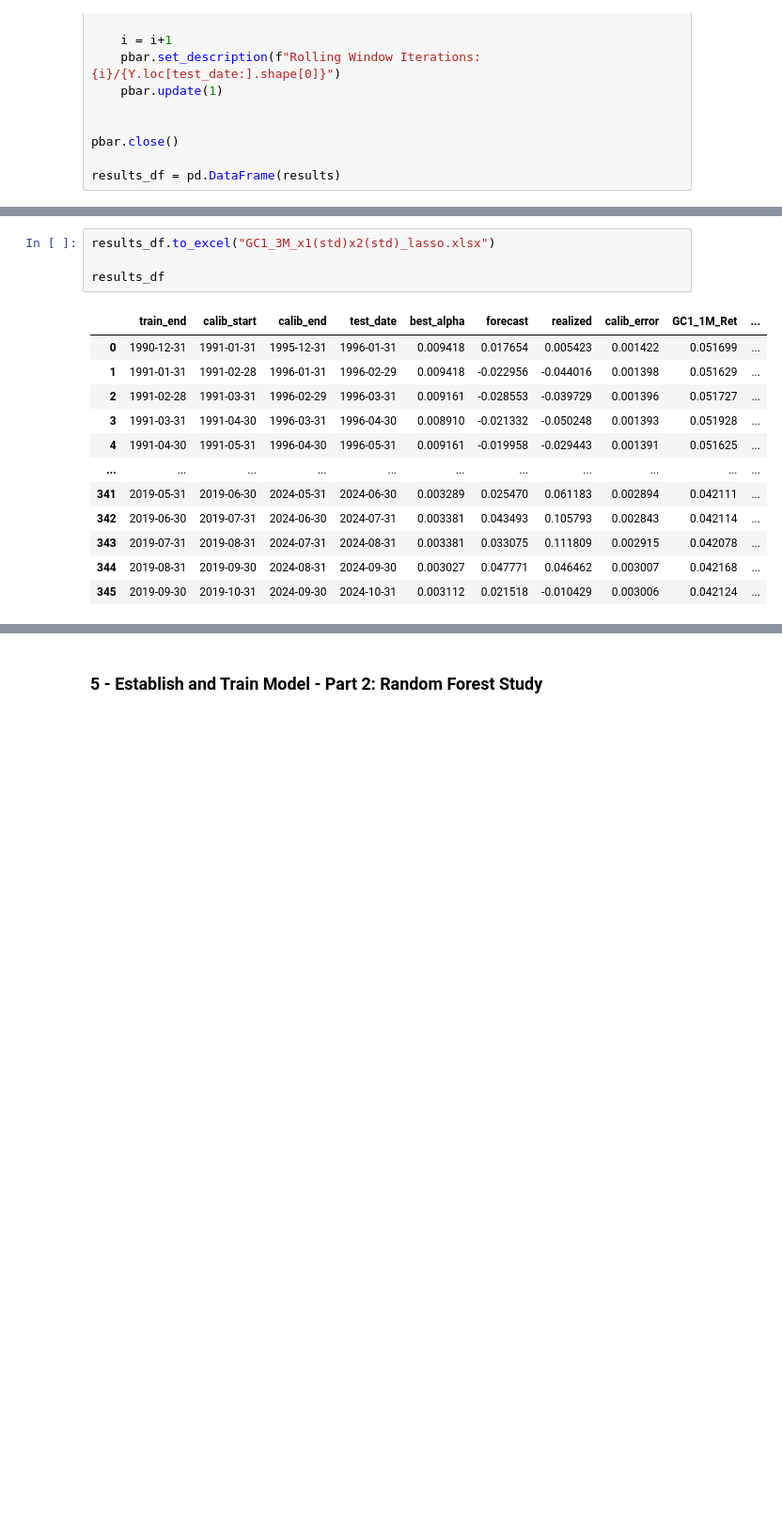
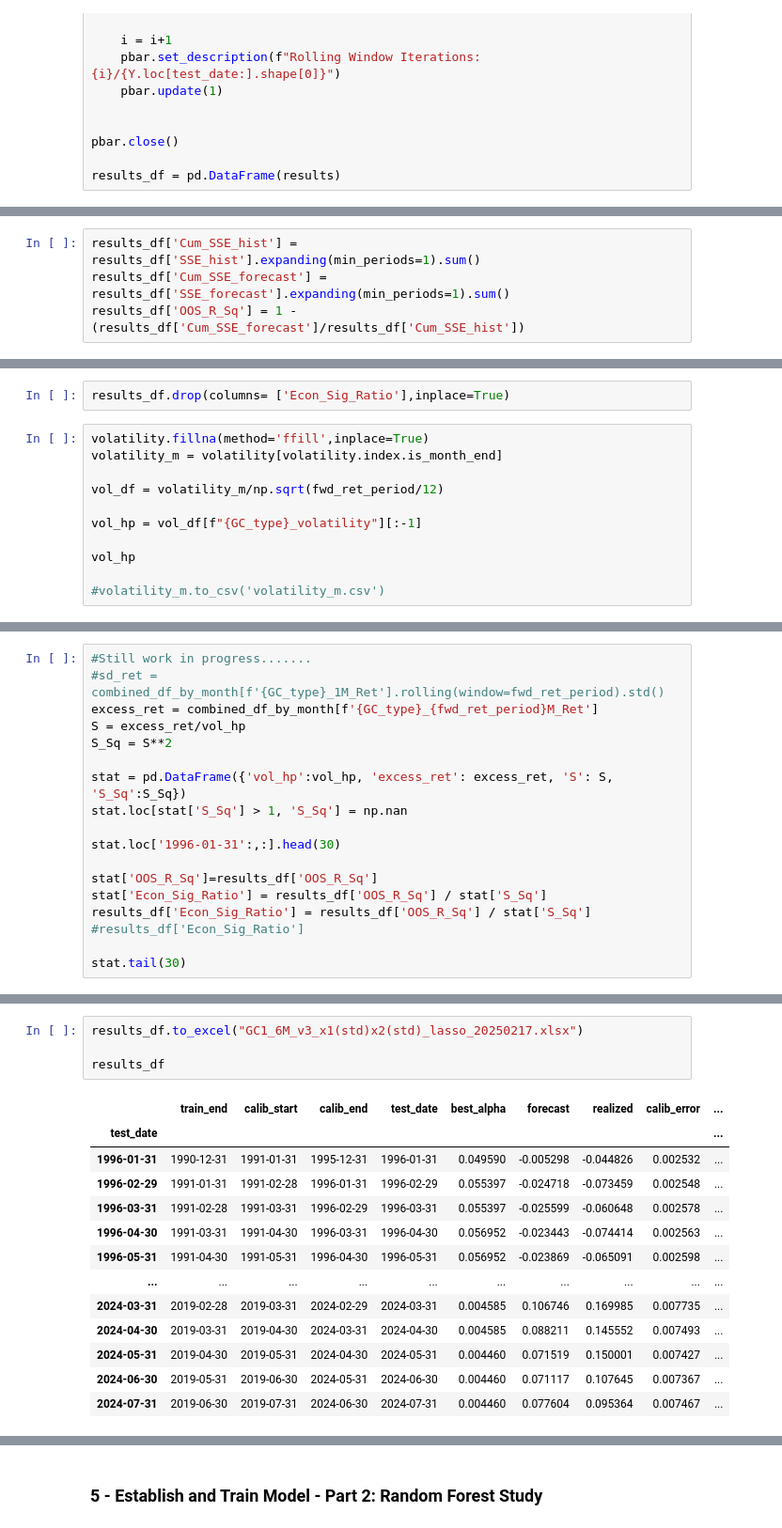
Before and after one commit to alphagoal/Proj_1_gold_futures_ML, a Jupyter notebook: gold_futures_data.ipynb, the cells around one changed output, grey strips where cells are left out. Shown at 94% size. Saved outputs shown, nothing was run; the diff lists cells and outputs as text; blank space fills up the shorter version.

```diff
--- a/gold_futures_data.ipynb
+++ b/gold_futures_data.ipynb
@@ -1436,0 +1468,4 @@ Index(['GC1_3M_Fwd_Ret'], dtype='object')
+# %%
+results_df['Cum_SSE_hist'] = results_df['SSE_hist'].expanding(min_periods=1).sum()
+results_df['Cum_SSE_forecast'] = results_df['SSE_forecast'].expanding(min_periods=1).sum()
+results_df['OOS_R_Sq'] = 1 - (results_df['Cum_SSE_forecast']/results_df['Cum_SSE_hist'])
@@ -1436,0 +1504,13 @@ Index(['GC1_3M_Fwd_Ret'], dtype='object')
+# %%
+results_df.drop(columns= ['Econ_Sig_Ratio'],inplace=True)
+# %%
+volatility.fillna(method='ffill',inplace=True)
+volatility_m = volatility[volatility.index.is_month_end]
+
+vol_df = volatility_m/np.sqrt(fwd_ret_period/12)
+
+vol_hp = vol_df[f"{GC_type}_volatility"][:-1]
+
+vol_hp
+
+#volatility_m.to_csv('volatility_m.csv')
@@ -1436,0 +1531,18 @@ Index(['GC1_3M_Fwd_Ret'], dtype='object')
+# %%
+#Still work in progress.......
+#sd_ret = combined_df_by_month[f'{GC_type}_1M_Ret'].rolling(window=fwd_ret_period).std()
+excess_ret = combined_df_by_month[f'{GC_type}_{fwd_ret_period}M_Ret']
+S = excess_ret/vol_hp
+S_Sq = S**2
+
+stat = pd.DataFrame({'vol_hp':vol_hp, 'excess_ret': excess_ret, 'S': S, 'S_Sq':S_Sq})
+stat.loc[stat['S_Sq'] > 1, 'S_Sq'] = np.nan
+
+stat.loc['1996-01-31':,:].head(30)
+
+stat['OOS_R_Sq']=results_df['OOS_R_Sq']
+stat['Econ_Sig_Ratio'] = results_df['OOS_R_Sq'] / stat['S_Sq']
+results_df['Econ_Sig_Ratio'] = results_df['OOS_R_Sq'] / stat['S_Sq']
+#results_df['Econ_Sig_Ratio']
+
+stat.tail(30)
@@ -1437,17 +1585,18 @@ Index(['GC1_3M_Fwd_Ret'], dtype='object')
 # %%
-results_df.to_excel("GC1_3M_x1(std)x2(std)_lasso.xlsx")
+results_df.to_excel("GC1_6M_v3_x1(std)x2(std)_lasso_20250217.xlsx")
 
 results_df
 # %% [output]
-|  | train_end | calib_start | calib_end | test_date | best_alpha | forecast | realized | calib_error | GC1_1M_Ret | ... |
-| 0 | 1990-12-31 | 1991-01-31 | 1995-12-31 | 1996-01-31 | 0.009418 | 0.017654 | 0.005423 | 0.001422 | 0.051699 | ... |
-| 1 | 1991-01-31 | 1991-02-28 | 1996-01-31 | 1996-02-29 | 0.009418 | -0.022956 | -0.044016 | 0.001398 | 0.051629 | ... |
-| 2 | 1991-02-28 | 1991-03-31 | 1996-02-29 | 1996-03-31 | 0.009161 | -0.028553 | -0.039729 | 0.001396 | 0.051727 | ... |
-| 3 | 1991-03-31 | 1991-04-30 | 1996-03-31 | 1996-04-30 | 0.008910 | -0.021332 | -0.050248 | 0.001393 | 0.051928 | ... |
-| 4 | 1991-04-30 | 1991-05-31 | 1996-04-30 | 1996-05-31 | 0.009161 | -0.019958 | -0.029443 | 0.001391 | 0.051625 | ... |
-| ... | ... | ... | ... | ... | ... | ... | ... | ... | ... | ... |
-| 341 | 2019-05-31 | 2019-06-30 | 2024-05-31 | 2024-06-30 | 0.003289 | 0.025470 | 0.061183 | 0.002894 | 0.042111 | ... |
-| 342 | 2019-06-30 | 2019-07-31 | 2024-06-30 | 2024-07-31 | 0.003381 | 0.043493 | 0.105793 | 0.002843 | 0.042114 | ... |
-| 343 | 2019-07-31 | 2019-08-31 | 2024-07-31 | 2024-08-31 | 0.003381 | 0.033075 | 0.111809 | 0.002915 | 0.042078 | ... |
-| 344 | 2019-08-31 | 2019-09-30 | 2024-08-31 | 2024-09-30 | 0.003027 | 0.047771 | 0.046462 | 0.003007 | 0.042168 | ... |
-| 345 | 2019-09-30 | 2019-10-31 | 2024-09-30 | 2024-10-31 | 0.003112 | 0.021518 | -0.010429 | 0.003006 | 0.042124 | ... |
+|  | train_end | calib_start | calib_end | test_date | best_alpha | forecast | realized | calib_error | ... |
+| test_date |  |  |  |  |  |  |  |  | ... |
+| 1996-01-31 | 1990-12-31 | 1991-01-31 | 1995-12-31 | 1996-01-31 | 0.049590 | -0.005298 | -0.044826 | 0.002532 | ... |
+| 1996-02-29 | 1991-01-31 | 1991-02-28 | 1996-01-31 | 1996-02-29 | 0.055397 | -0.024718 | -0.073459 | 0.002548 | ... |
+| 1996-03-31 | 1991-02-28 | 1991-03-31 | 1996-02-29 | 1996-03-31 | 0.055397 | -0.025599 | -0.060648 | 0.002578 | ... |
+| 1996-04-30 | 1991-03-31 | 1991-04-30 | 1996-03-31 | 1996-04-30 | 0.056952 | -0.023443 | -0.074414 | 0.002563 | ... |
+| 1996-05-31 | 1991-04-30 | 1991-05-31 | 1996-04-30 | 1996-05-31 | 0.056952 | -0.023869 | -0.065091 | 0.002598 | ... |
+| ... | ... | ... | ... | ... | ... | ... | ... | ... | ... |
+| 2024-03-31 | 2019-02-28 | 2019-03-31 | 2024-02-29 | 2024-03-31 | 0.004585 | 0.106746 | 0.169985 | 0.007735 | ... |
+| 2024-04-30 | 2019-03-31 | 2019-04-30 | 2024-03-31 | 2024-04-30 | 0.004585 | 0.088211 | 0.145552 | 0.007493 | ... |
+| 2024-05-31 | 2019-04-30 | 2019-05-31 | 2024-04-30 | 2024-05-31 | 0.004460 | 0.071519 | 0.150001 | 0.007427 | ... |
+| 2024-06-30 | 2019-05-31 | 2019-06-30 | 2024-05-31 | 2024-06-30 | 0.004460 | 0.071117 | 0.107645 | 0.007367 | ... |
+| 2024-07-31 | 2019-06-30 | 2019-07-31 | 2024-06-30 | 2024-07-31 | 0.004460 | 0.077604 | 0.095364 | 0.007467 | ... |
```
Also changed, not shown: parts of 24 cells of this notebook, 55 other files.
